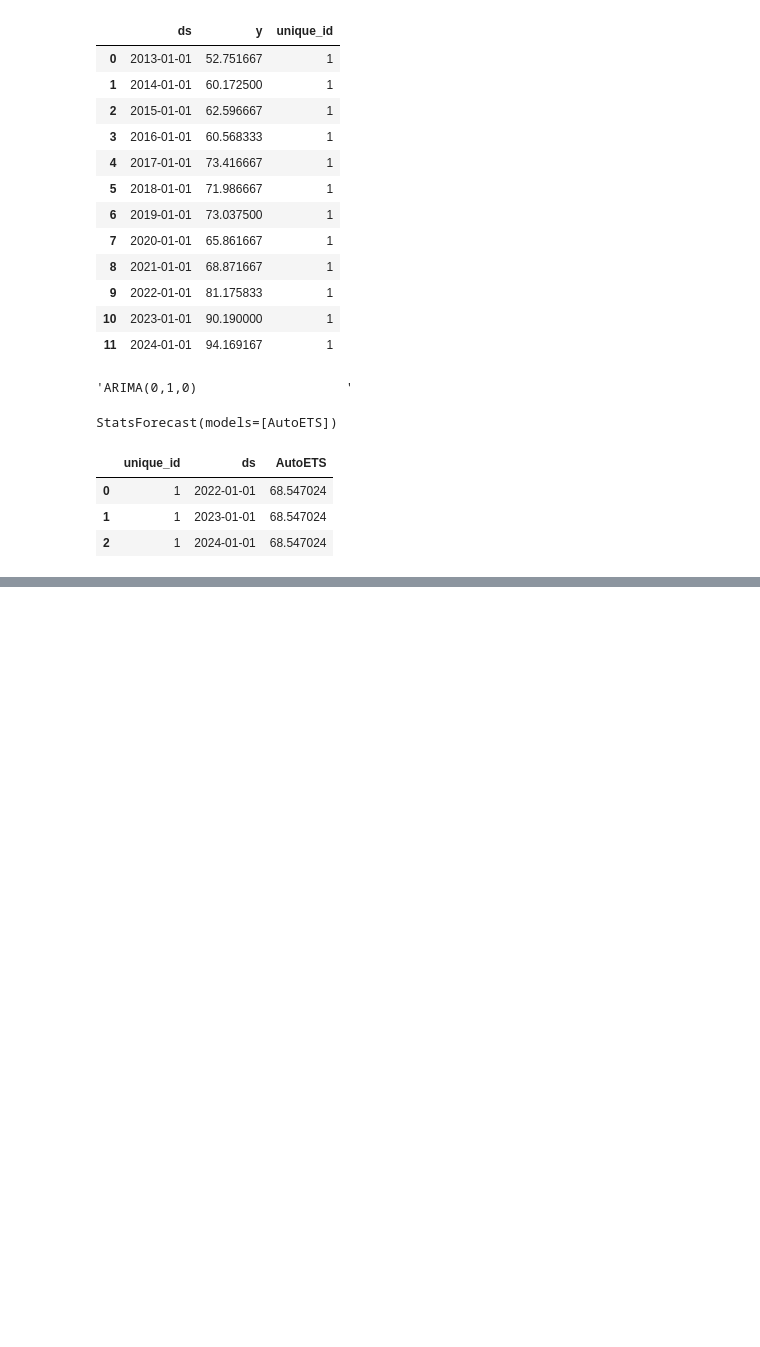
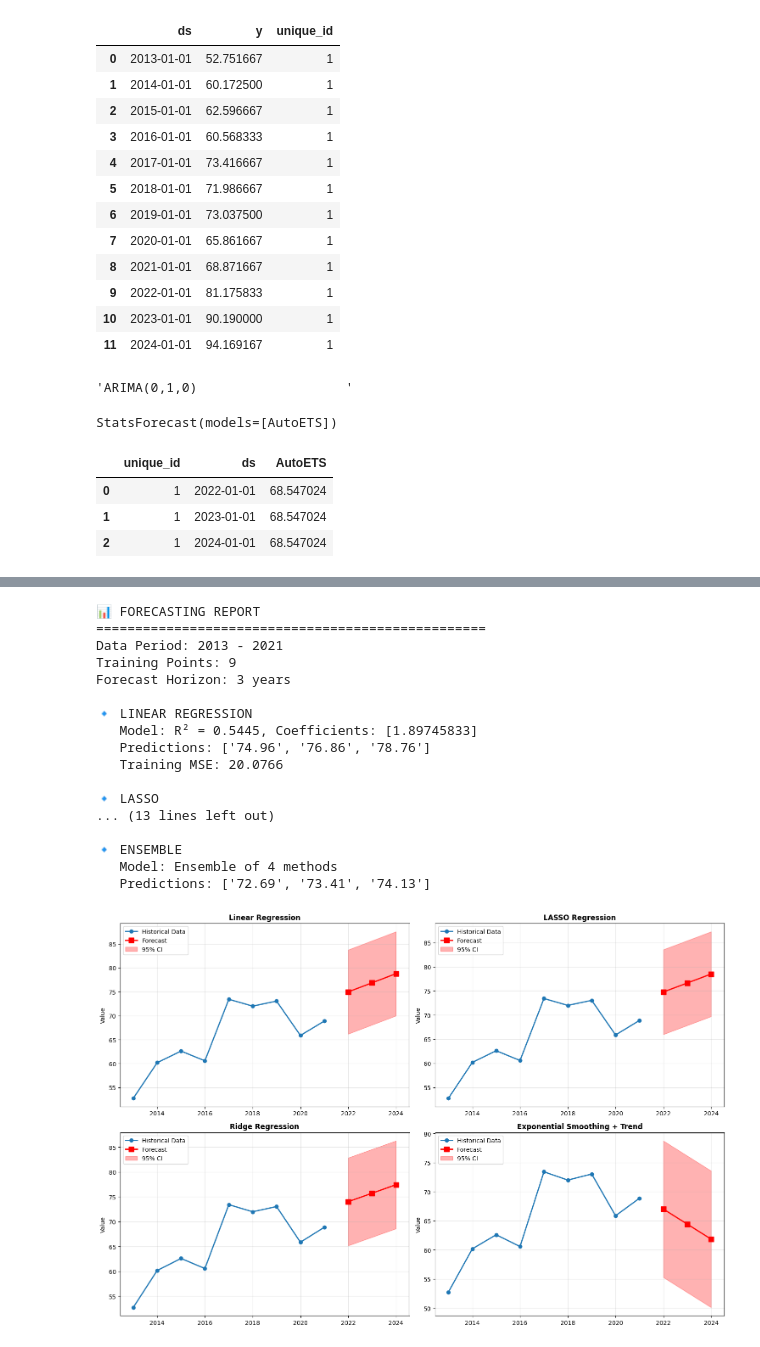
Before and after one commit to acostadlucas/mcs-red, a Jupyter notebook: hypothesis_test/hypothesis_test_02.ipynb, the cells around one changed output, grey strips where cells are left out. Drawn from its saved outputs; the diff is of its cells as text; code cells hidden in the pictures; blank space fills up the shorter version.

```diff
--- a/hypothesis_test/hypothesis_test_02.ipynb
+++ b/hypothesis_test/hypothesis_test_02.ipynb
@@ -267,0 +275,6 @@ y_hat
+# %%
+sf_arima_3 = StatsForecast(models=[ARIMA(order=(0, 1, 2))], freq='YS')
+# %%
+sf_arima_3.fit(Y_train_df_aus)
+y_forecast_3 = sf_arima_3.predict(h=horizon)
+y_forecast_3
@@ -267,0 +286,5 @@ y_hat
+# %%
+sf_arima_4 = StatsForecast(models=[ARIMA(order=(1, 1, 2))], freq='YS')
+sf_arima_4.fit(Y_train_df_aus)
+y_forecast_4 = sf_arima_4.predict(h=horizon)
+y_forecast_4
@@ -267,0 +866,3 @@ y_hat
+# %%
+forecaster = LimitedDataForecaster(Y_train_df_aus)
+forecaster.ensemble_forecast(h=horizon)
@@ -267,0 +877,22 @@ y_hat
+# %%
+forecaster.generate_forecast_report()
+forecaster.plot_forecasts()
+# %% [output]
+📊 FORECASTING REPORT
+==================================================
+Data Period: 2013 - 2021
+Training Points: 9
+Forecast Horizon: 3 years
+
+🔹 LINEAR REGRESSION
+   Model: R² = 0.5445, Coefficients: [1.89745833]
+   Predictions: ['74.96', '76.86', '78.76']
+   Training MSE: 20.0766
+
+🔹 LASSO
+... (13 lines left out)
+
+🔹 ENSEMBLE
+   Model: Ensemble of 4 methods
+   Predictions: ['72.69', '73.41', '74.13']
+[figure, added]
```
Also changed, not shown: parts of 40 cells of this notebook, 1 other file.
